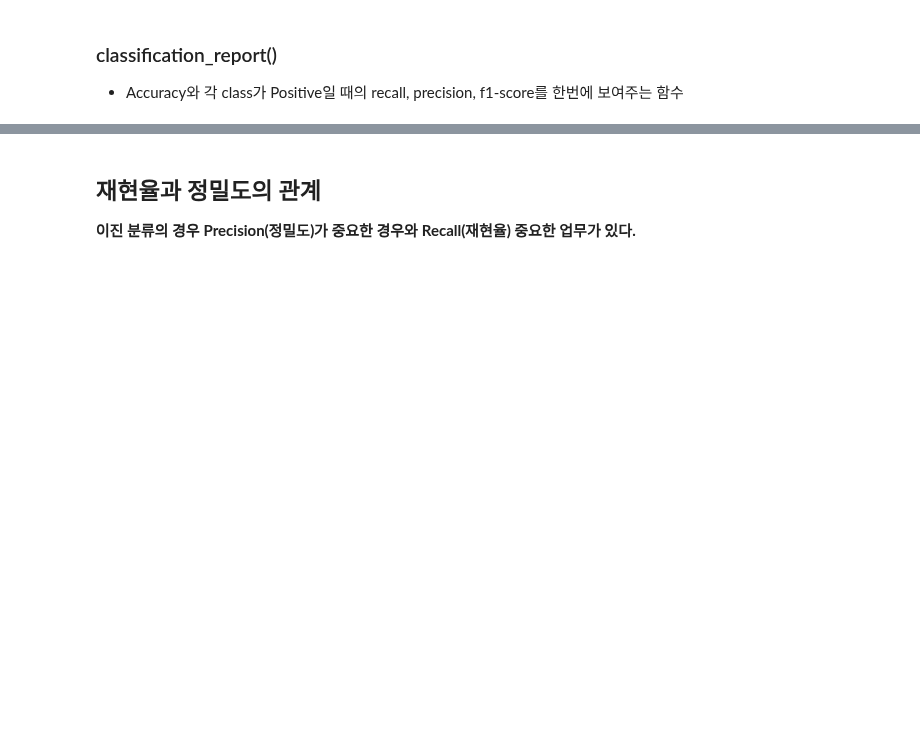
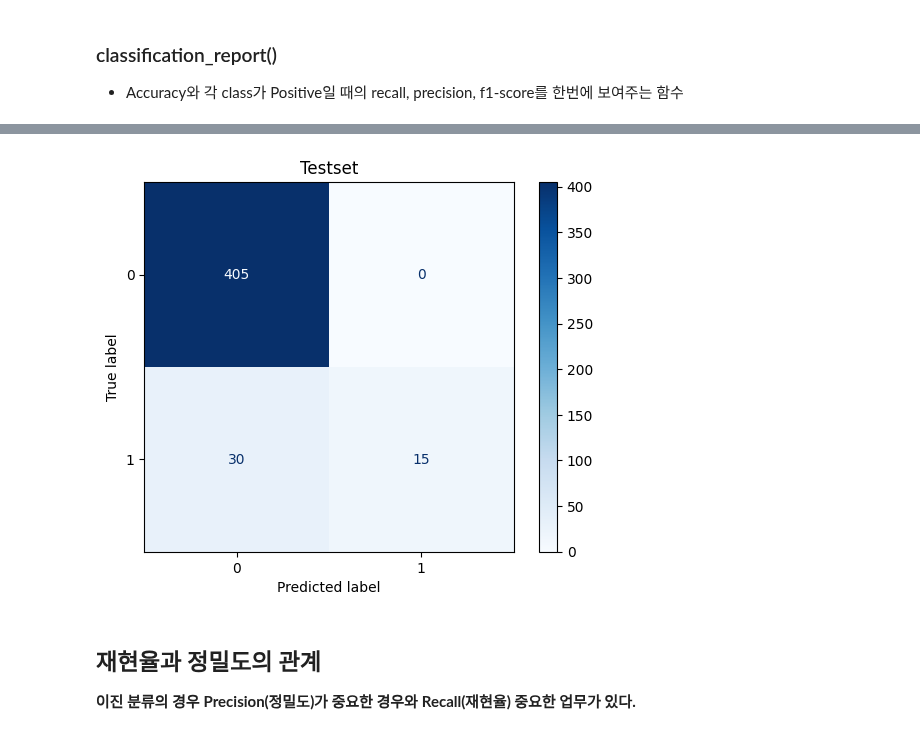
Before and after one commit to LeeJUHO127/DA-35, a Jupyter notebook: 07_machine_learning/05_평가지표.ipynb, the cells around one changed output, grey strips where cells are left out. Cells and saved outputs as stored; diff of their text form; code cells hidden in the pictures; blank space fills up the shorter version.

```diff
--- a/07_machine_learning/05_평가지표.ipynb
+++ b/07_machine_learning/05_평가지표.ipynb
@@ -314,3 +489,7 @@ disp_test.plot(cmap="Blues");
+# %%
+plot_confusion_matrix(y_test, pred_test_rfc, "Testset")
+# %% [output]
+[figure, added]
 # %% [markdown]
 ## 재현율과 정밀도의 관계
 
```
Also changed, not shown: parts of 25 cells of this notebook, 2 other files.
